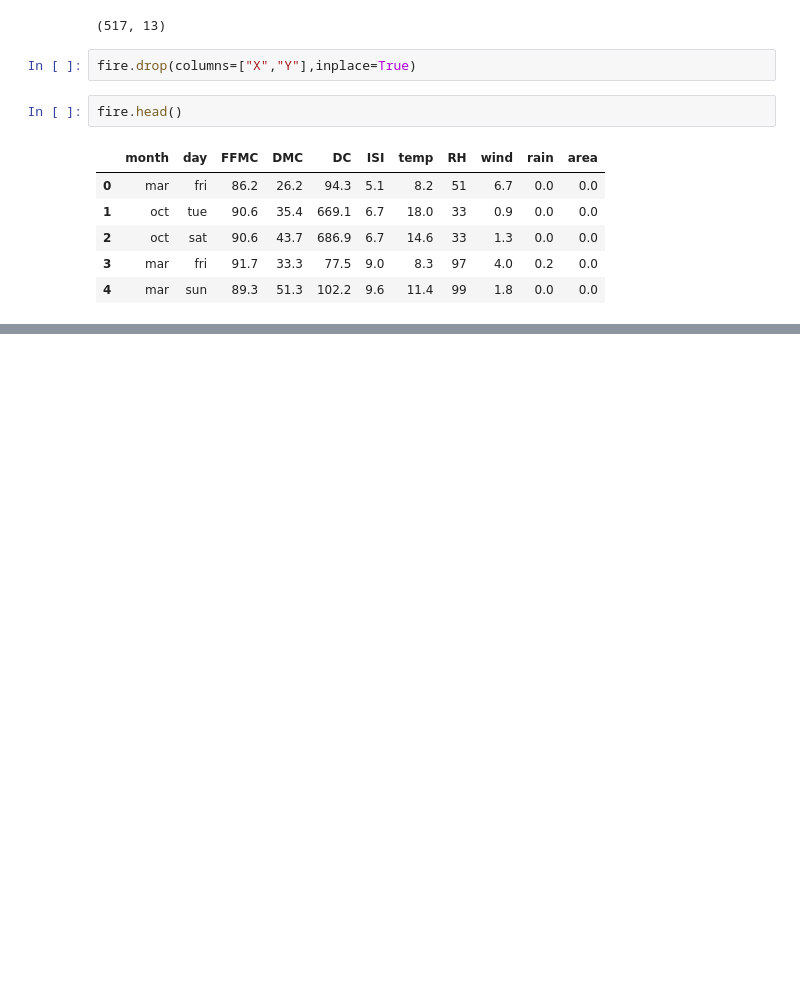
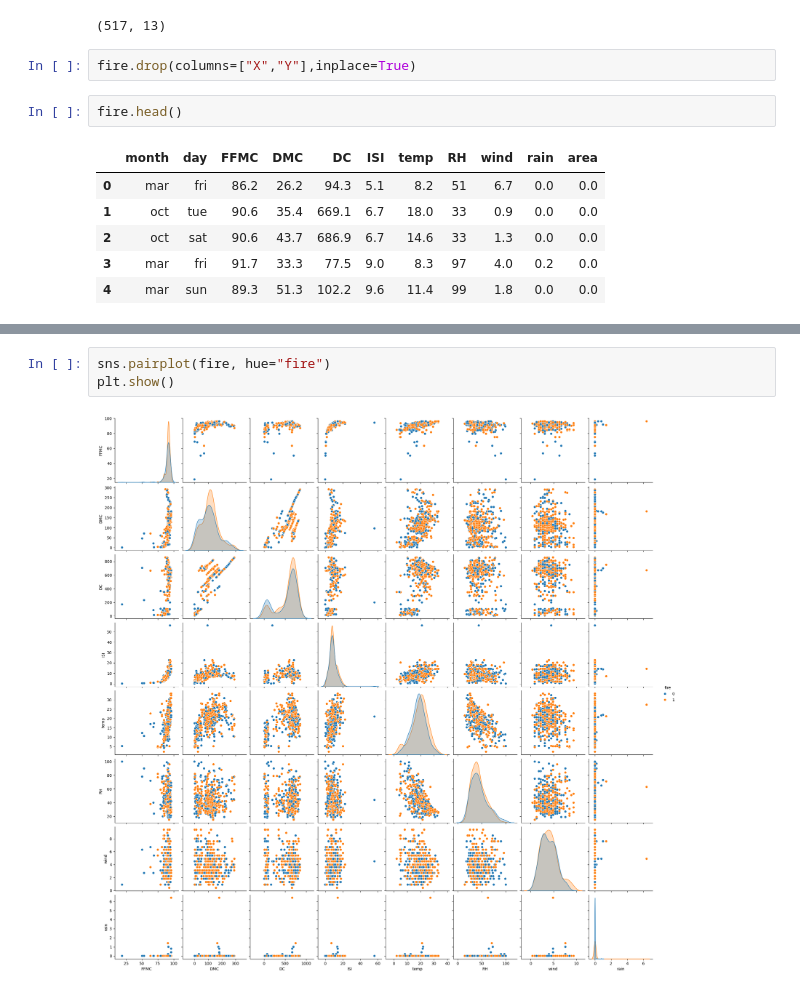
Before and after one commit to JujuGnirt/ML-firesforest, a Jupyter notebook: notebooks/Expl-data.ipynb, the cells around one changed output, grey strips where cells are left out. Saved outputs shown, nothing was run; the diff lists cells and outputs as text; blank space fills up the shorter version.

```diff
--- a/notebooks/Expl-data.ipynb
+++ b/notebooks/Expl-data.ipynb
@@ -83,0 +92,5 @@ plt.show()
+# %%
+sns.pairplot(fire, hue="fire")
+plt.show()
+# %% [output]
+[figure, added]
```
Also changed, not shown: parts of 26 cells of this notebook, 1 other file.
